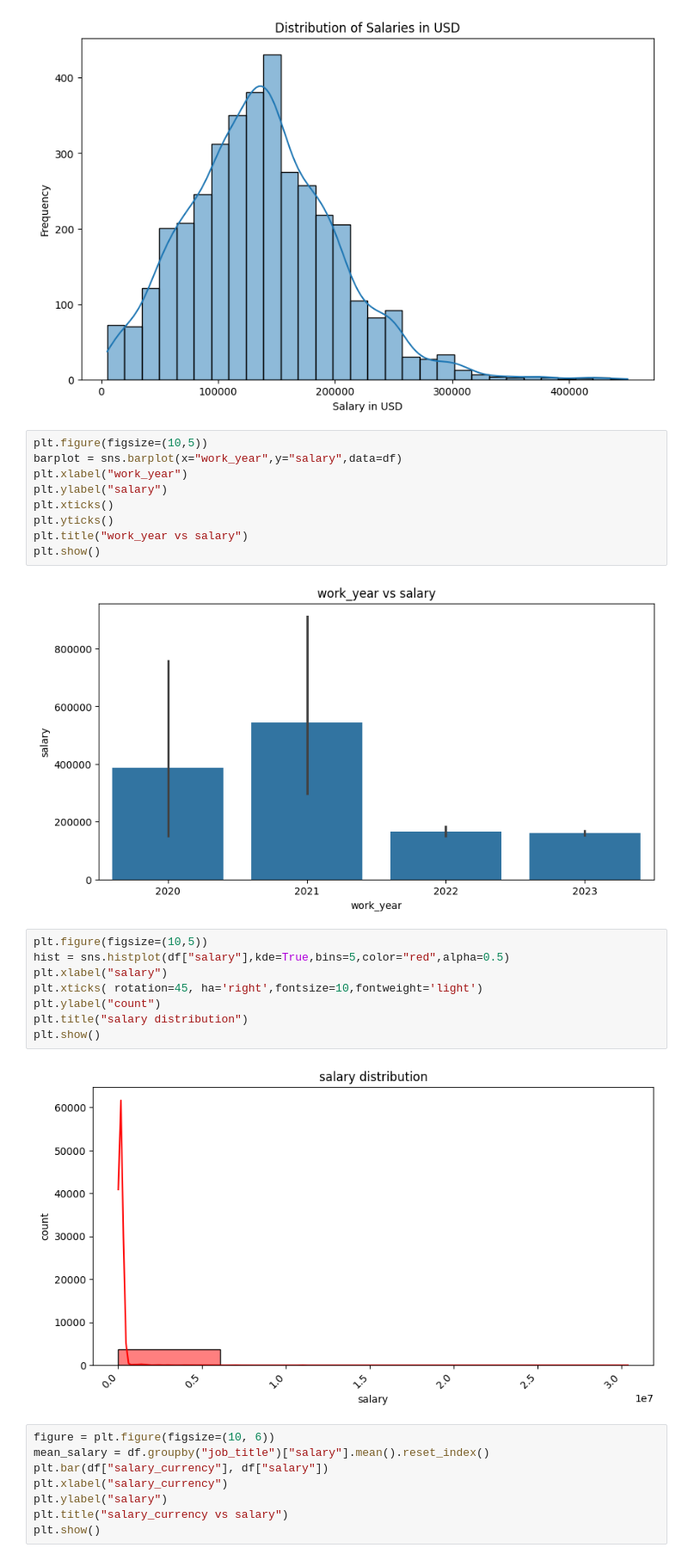
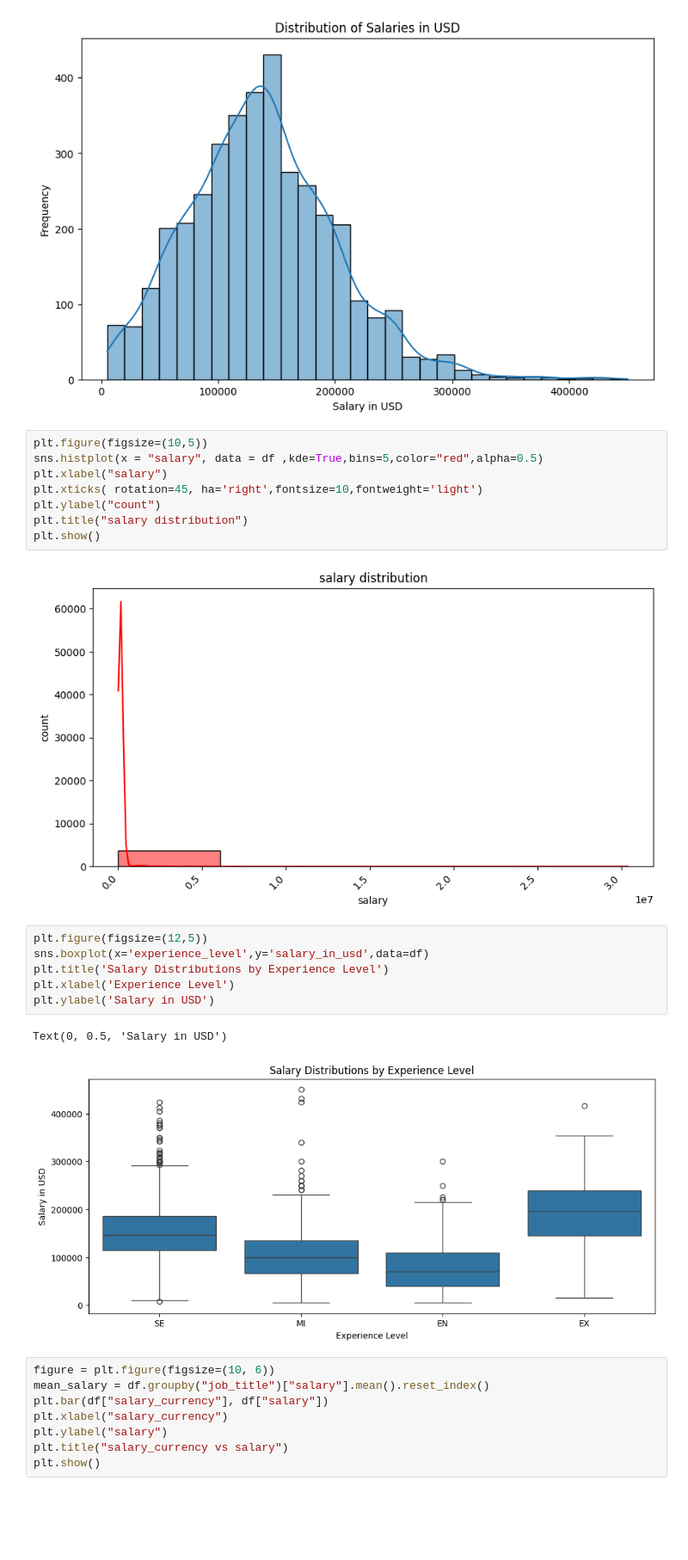
Before and after one commit to M-Shahryar/data_science_salaries_2023, a Jupyter notebook: Notebook/nt_1.ipynb, the cells around one changed output. Shown at 86% size. Drawn from its saved outputs; the diff is of its cells as text; blank space fills up the shorter version.

```diff
--- a/Notebook/nt_1.ipynb
+++ b/Notebook/nt_1.ipynb
@@ -201,25 +212,23 @@ Text(0, 0.5, 'Frequency')
 [figure]
 # %%
 plt.figure(figsize=(10,5))
-barplot = sns.barplot(x="work_year",y="salary",data=df)
-plt.xlabel("work_year")
-plt.ylabel("salary")
-plt.xticks()
-plt.yticks()
-plt.title("work_year vs salary")
+sns.histplot(x = "salary", data = df ,kde=True,bins=5,color="red",alpha=0.5)
+plt.xlabel("salary")
+plt.xticks( rotation=45, ha='right',fontsize=10,fontweight='light')
+plt.ylabel("count")
+plt.title("salary distribution")
 plt.show()
 # %% [output]
-[figure, old version]
+[figure, new version]
-# %%
-plt.figure(figsize=(10,5))
-hist = sns.histplot(df["salary"],kde=True,bins=5,color="red",alpha=0.5)
-plt.xlabel("salary")
-plt.xticks( rotation=45, ha='right',fontsize=10,fontweight='light')
-plt.ylabel("count")
-plt.title("salary distribution")
-plt.show()
-# %% [output]
-[figure, removed]
+# %%
+plt.figure(figsize=(12,5))
+sns.boxplot(x='experience_level',y='salary_in_usd',data=df)
+plt.title('Salary Distributions by Experience Level')
+plt.xlabel('Experience Level')
+plt.ylabel('Salary in USD')
+# %% [output]
+Text(0, 0.5, 'Salary in USD')
+[figure, added]
 # %%
 figure = plt.figure(figsize=(10, 6))
 mean_salary = df.groupby("job_title")["salary"].mean().reset_index()
```
Also changed, not shown: parts of 1 cell of this notebook.
